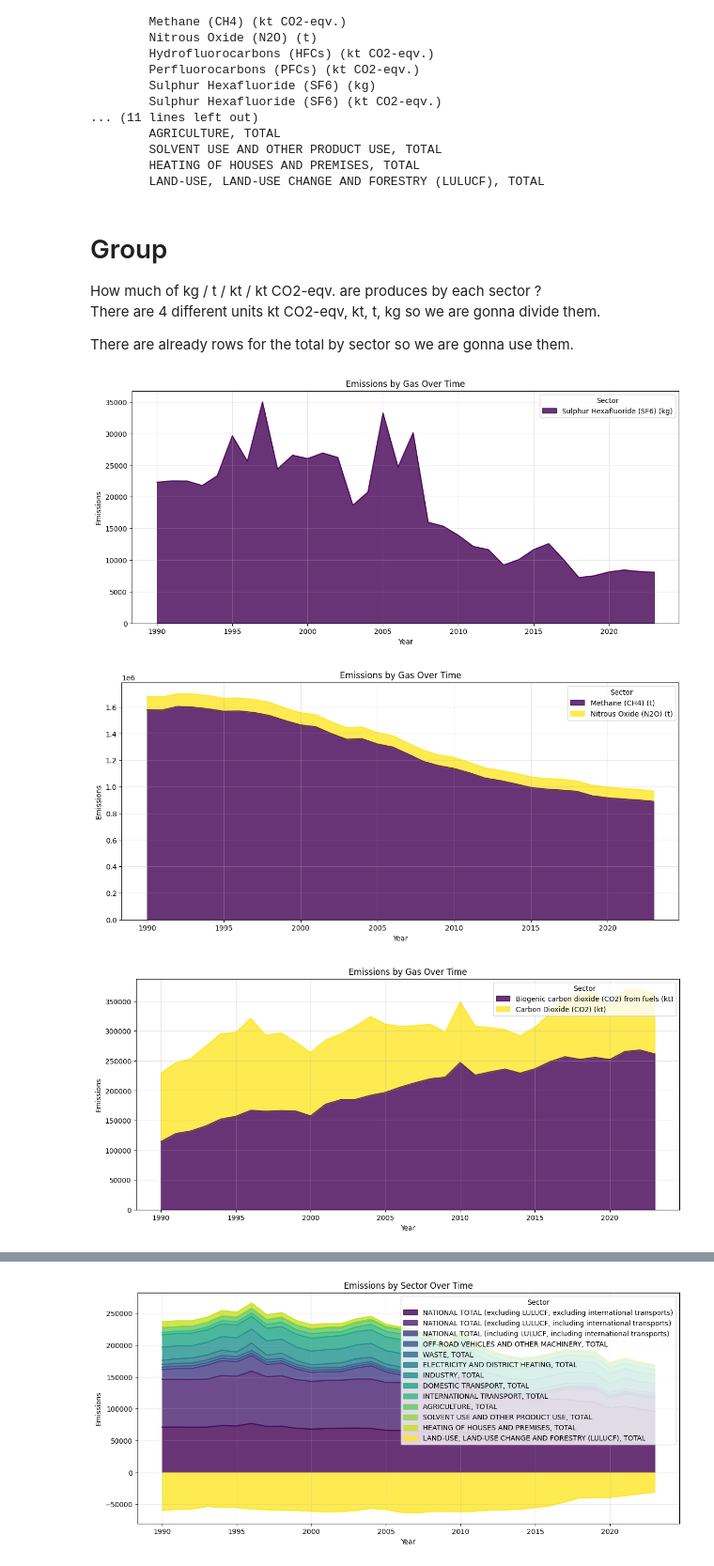
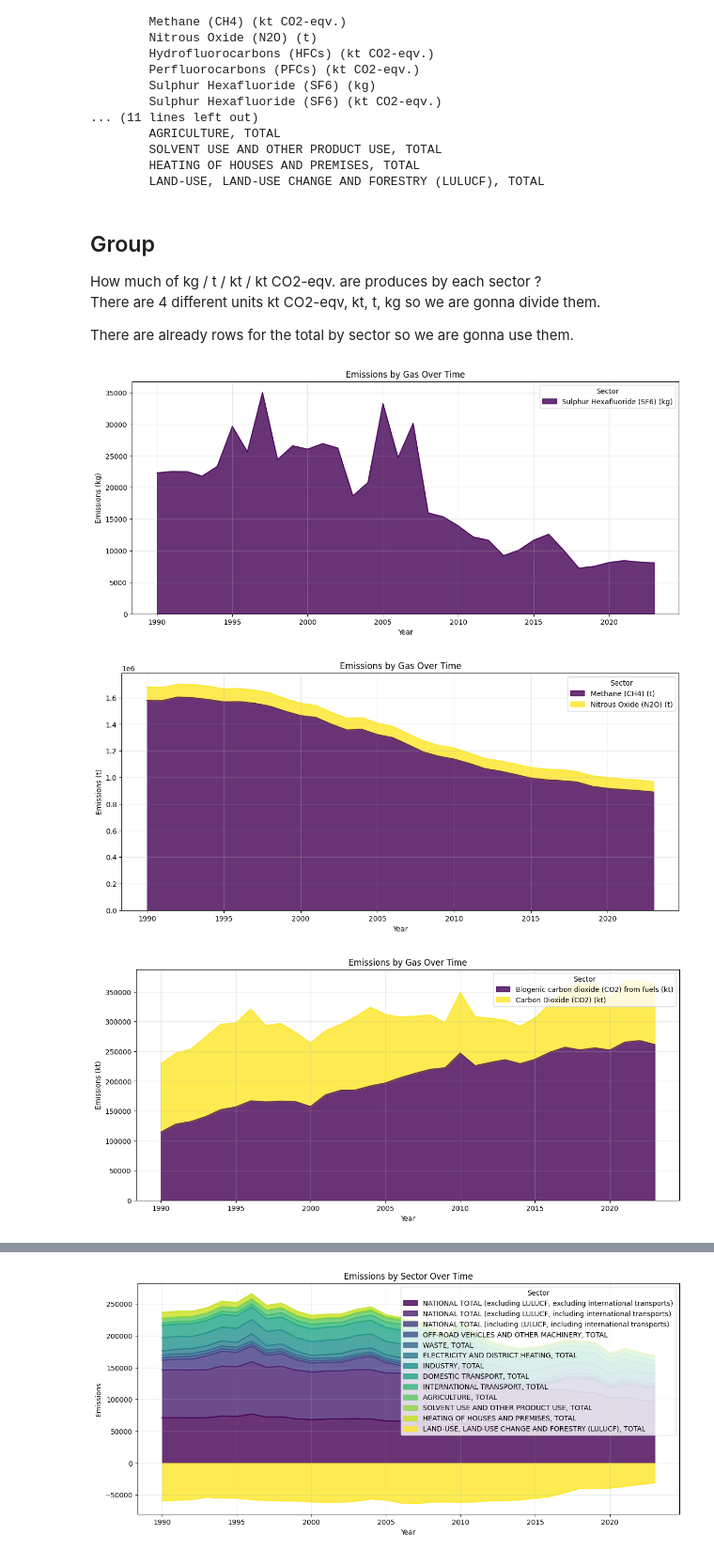
Before and after one commit to clementpickel/DSP_Assignement, a Jupyter notebook: Assignement1/Assignement1_group4.ipynb, the cells around one changed output, grey strips where cells are left out. Shown at 94% size. Saved outputs shown, nothing was run; the diff lists cells and outputs as text; code cells hidden in the pictures.

```diff
--- a/Assignement1/Assignement1_group4.ipynb
+++ b/Assignement1/Assignement1_group4.ipynb
@@ -130,7 +132,7 @@ Unique greenhouse gases:
         HEATING OF HOUSES AND PREMISES, TOTAL
         LAND-USE, LAND-USE CHANGE AND FORESTRY (LULUCF), TOTAL
 # %% [markdown]
-# Group
+## Group
 How much of kg / t / kt / kt CO2-eqv. are produces by each sector ?
 There are 4 different units kt CO2-eqv, kt, t, kg so we are gonna divide them.
 
@@ -138,29 +140,29 @@ There are already rows for the total by sector so we are gonna use them.
 # %%
 def plot(df, unit):
     grouped_unit = df[df["greenhouse gas"].str.contains(unit, case=False, na=False)]
     grouped_unit = grouped_unit.set_index("greenhouse gas")
 
     # Transpose so years are on the X-axis
     grouped_unit.T.plot.area(figsize=(14, 6), colormap="viridis", alpha=0.8)
 
     plt.title("Emissions by Gas Over Time")
     plt.xlabel("Year")
-    plt.ylabel("Emissions")
+    plt.ylabel(f"Emissions {unit.replace('\\', '')}")
     plt.legend(title="Sector", loc="upper right")
     plt.grid(alpha=0.3)
     plt.show()
 
 # Remove total to not count it twice
 rm_tot = df[df["greenhouse gas"] != "Total Greenhouse Gases (kt CO2-eqv.)"]
 
 # Group by 'greenhouse gas' and sum numeric columns
 grouped = rm_tot.groupby(["greenhouse gas"], as_index=False).sum(numeric_only=True)
 
 plot(grouped, r"\(kg\)")
 plot(grouped, r"\(t\)")
 plot(grouped, r"\(kt\)")
 plot(grouped, r"\(kt CO2-eqv.\)")
 # %% [output]
-[figure, old version]
+[figure, new version]
 [figure]
-[figure, old version]
+[figure, new version]
```
Also changed, not shown: parts of 13 cells of this notebook.
